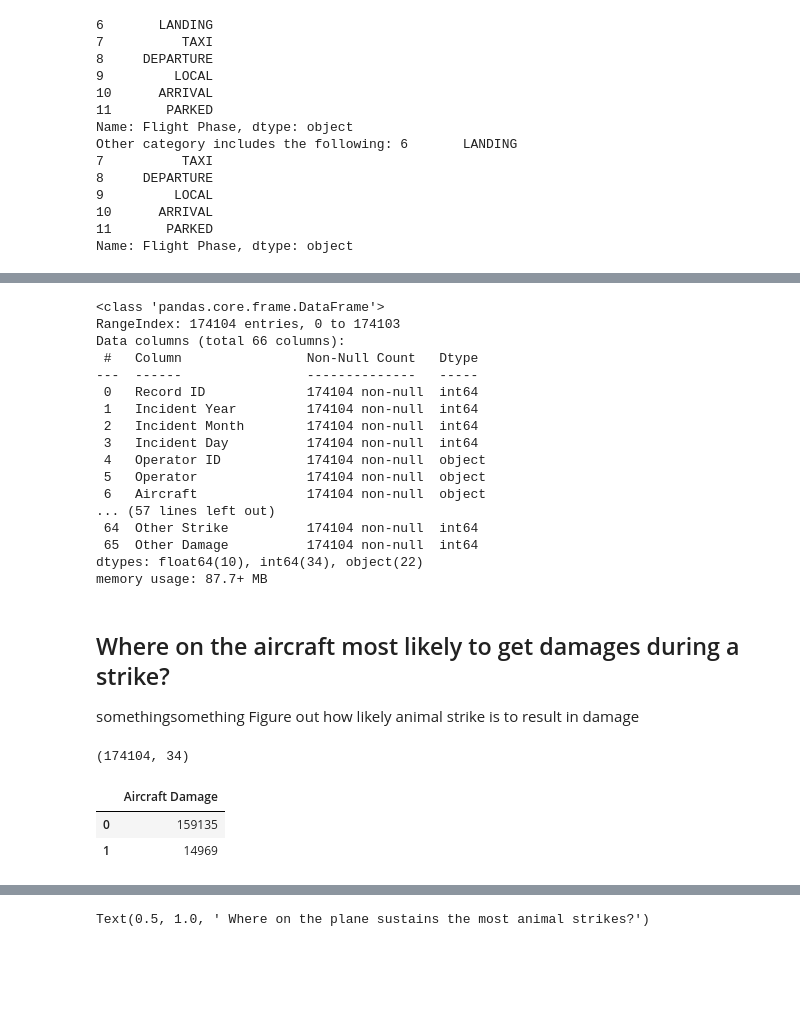
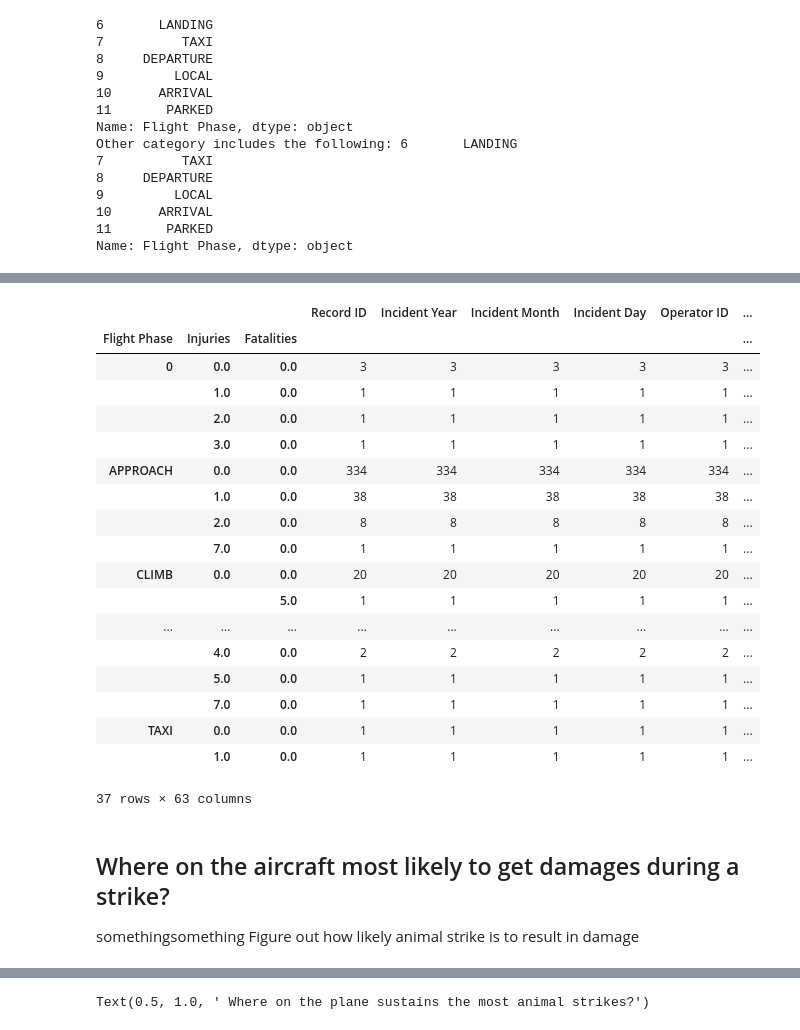
Before and after one commit to jagnoor/Aircraft-Wildlife-Strikes, a Jupyter notebook: planeVsBird_2.ipynb, the cells around one changed output, grey strips where cells are left out. Cells and saved outputs as stored; diff of their text form; code cells hidden in the pictures; blank space fills up the shorter version.

Commit message:
built df of fatality/injury. *not* fit for merging

```diff
--- a/planeVsBird_2.ipynb
+++ b/planeVsBird_2.ipynb
@@ -221,37 +221,38 @@ pies.legend(loc='center left', bbox_to_anchor=(.95, .75)) #move legend off the p
 # %%
 #plotting by animal kingdom not so iteresting since it's only 3% other
 #subset_wkingdom_df.loc[subset_wkingdom_df["Flight Phase"].isin(["APPROACH","TAKEOFF RUN","LANDING ROLL","CLIMB"])].groupby(['Flight Phase', 'Animal_Kingdom']).size().unstack().plot(kind='bar', stacked=True, figsize=(15, 5))
 #subset_wkingdom_df.groupby(['Flight Phase', 'Animal_Kingdom']).size().unstack().plot(kind='bar', stacked=True, figsize=(15, 5))
-df.info()
+#df.info()
+
+#todo make another chart to show phase of flight vs. injury/fatality
+#drop the rows that don't have injury or fatality
+injuryFatality_df =df.dropna(axis =0, subset=['Injuries', 'Fatalities'], how='all')
+injuryFatality_df=injuryFatality_df.fillna(0)
+#injuryFatality_df[['Flight Phase','Injuries', 'Fatalities']].sort_values(by="Fatalities", ascending=False)
+injuryFatality_df.groupby(['Flight Phase','Injuries', 'Fatalities']).count()
 # %% [output]
+|  |  |  | Record ID | Incident Year | Incident Month | Incident Day | Operator ID | ... |
+| Flight Phase | Injuries | Fatalities |  |  |  |  |  | ... |
+| 0 | 0.0 | 0.0 | 3 | 3 | 3 | 3 | 3 | ... |
+|  | 1.0 | 0.0 | 1 | 1 | 1 | 1 | 1 | ... |
+|  | 2.0 | 0.0 | 1 | 1 | 1 | 1 | 1 | ... |
+|  | 3.0 | 0.0 | 1 | 1 | 1 | 1 | 1 | ... |
+| APPROACH | 0.0 | 0.0 | 334 | 334 | 334 | 334 | 334 | ... |
+|  | 1.0 | 0.0 | 38 | 38 | 38 | 38 | 38 | ... |
+|  | 2.0 | 0.0 | 8 | 8 | 8 | 8 | 8 | ... |
+|  | 7.0 | 0.0 | 1 | 1 | 1 | 1 | 1 | ... |
+| CLIMB | 0.0 | 0.0 | 20 | 20 | 20 | 20 | 20 | ... |
+|  |  | 5.0 | 1 | 1 | 1 | 1 | 1 | ... |
+| ... | ... | ... | ... | ... | ... | ... | ... | ... |
+|  | 4.0 | 0.0 | 2 | 2 | 2 | 2 | 2 | ... |
+|  | 5.0 | 0.0 | 1 | 1 | 1 | 1 | 1 | ... |
+|  | 7.0 | 0.0 | 1 | 1 | 1 | 1 | 1 | ... |
+| TAXI | 0.0 | 0.0 | 1 | 1 | 1 | 1 | 1 | ... |
+|  | 1.0 | 0.0 | 1 | 1 | 1 | 1 | 1 | ... |
-<class 'pandas.core.frame.DataFrame'>
-RangeIndex: 174104 entries, 0 to 174103
-Data columns (total 66 columns):
- #   Column                Non-Null Count   Dtype
----  ------                --------------   -----
- 0   Record ID             174104 non-null  int64
- 1   Incident Year         174104 non-null  int64
- 2   Incident Month        174104 non-null  int64
- 3   Incident Day          174104 non-null  int64
- 4   Operator ID           174104 non-null  object
- 5   Operator              174104 non-null  object
- 6   Aircraft              174104 non-null  object
-... (57 lines left out)
- 64  Other Strike          174104 non-null  int64
- 65  Other Damage          174104 non-null  int64
-dtypes: float64(10), int64(34), object(22)
-memory usage: 87.7+ MB
+37 rows × 63 columns
 # %% [markdown]
 ## Where on the aircraft most likely to get damages during a strike?
 somethingsomething
 Figure out how likely animal strike is to result in damage
 # %%
 damage_subset_df = df[["Airport ID","Species Quantity","Fatalities","Injuries","Aircraft Damage","Radome Strike","Radome Damage","Windshield Strike","Windshield Damage","Nose Strike","Nose Damage","Engine1 Strike","Engine1 Damage","Engine2 Strike","Engine2 Damage","Engine3 Strike","Engine3 Damage","Engine4 Strike","Engine4 Damage","Engine Ingested","Propeller Strike","Propeller Damage","Wing or Rotor Strike","Wing or Rotor Damage","Fuselage Strike","Fuselage Damage","Landing Gear Strike","Landing Gear Damage","Tail Strike","Tail Damage","Lights Strike","Lights Damage","Other Strike","Other Damage"]]
-# %%
-print(damage_subset_df.shape)
-damage_subset_df["Aircraft Damage"].value_counts().to_frame()
-# %% [output]
-(174104, 34)
-|  | Aircraft Damage |
-| 0 | 159135 |
-| 1 | 14969 |
```
Also changed, not shown: parts of 4 cells of this notebook.
